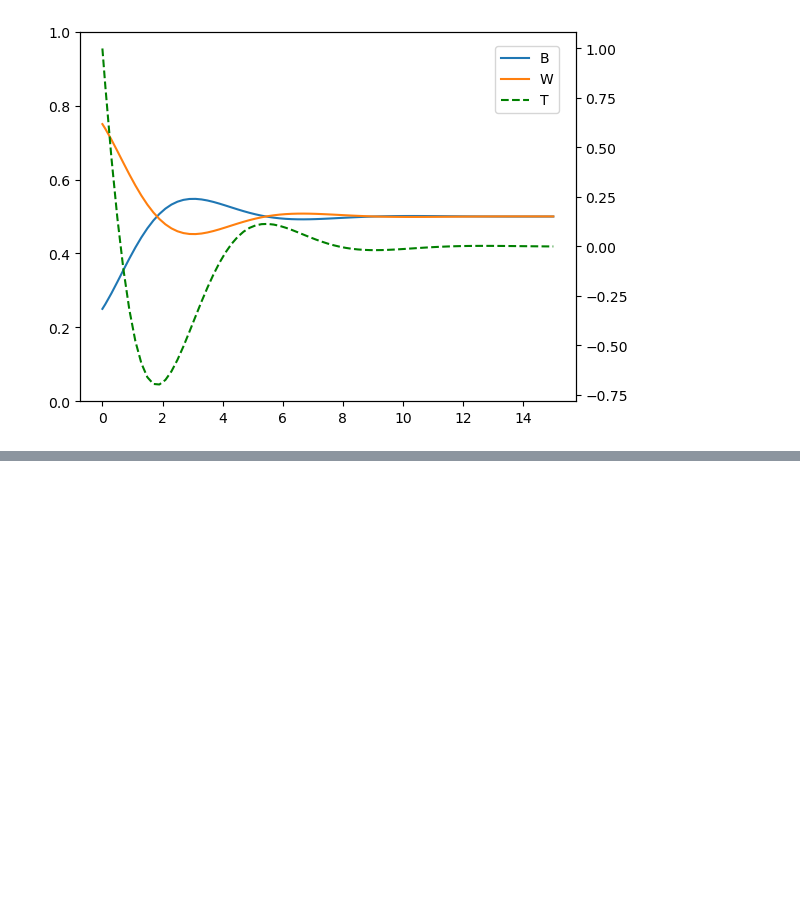
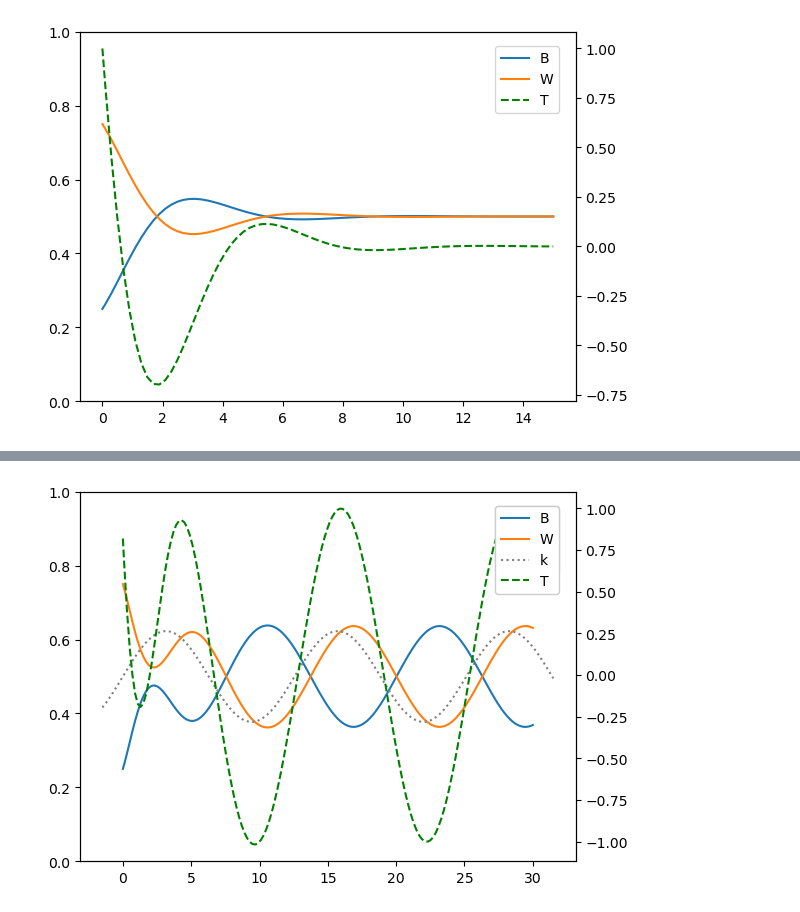
Before and after one commit to samJcrawford/daisyworld, a Jupyter notebook: daisyworld.ipynb, the cells around one changed output, grey strips where cells are left out. Drawn from its saved outputs; the diff is of its cells as text; code cells hidden in the pictures; blank space fills up the shorter version.

```diff
--- a/daisyworld.ipynb
+++ b/daisyworld.ipynb
@@ -81,0 +87,6 @@ plt.figlegend(["B", "W", "K", "T"], bbox_to_anchor=(0.825, 0.825), framealpha=1)
+# %%
+# Let's pick a weird one:
+k = lambda t: 0.5 + 0.123*np.sin(t/2)
+plot_solution_with_k(k, time = 30)
+# %% [output]
+[figure, added]
```
Also changed, not shown: parts of 5 cells of this notebook.
